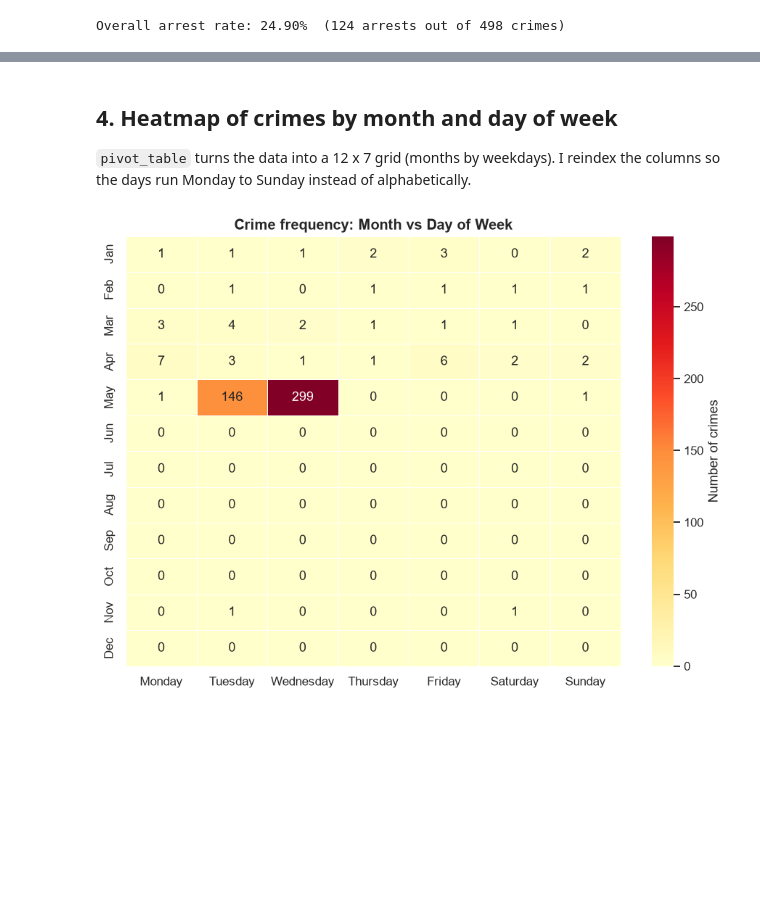
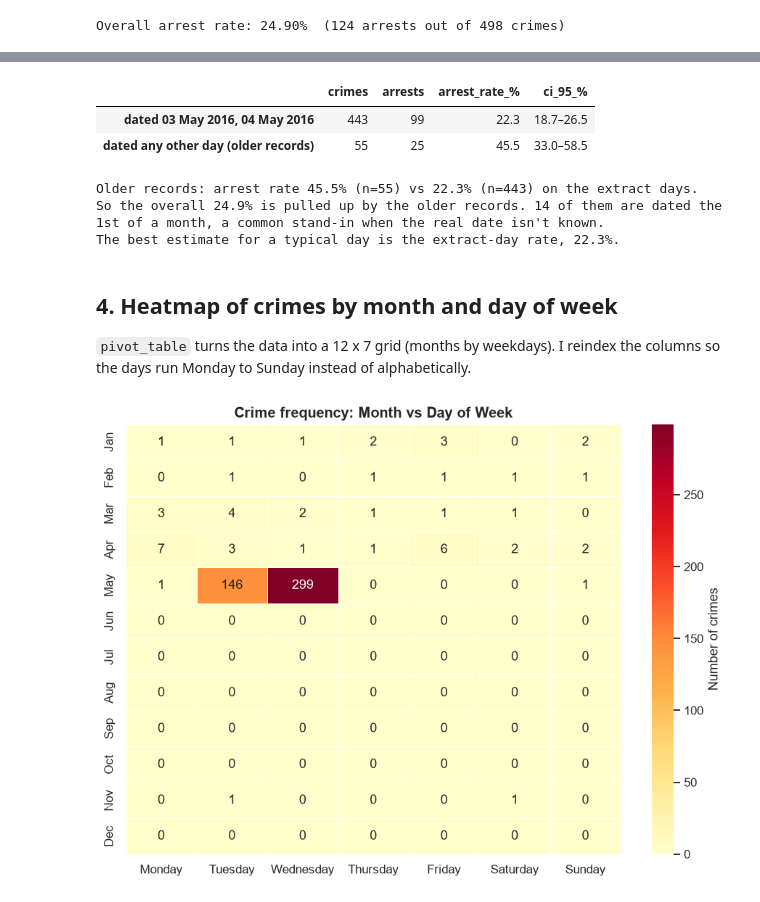
Before and after one commit to legion9755/chicago-crime-project, a Jupyter notebook: 02_eda_visualization.ipynb, the cells around one changed output, grey strips where cells are left out. Drawn from its saved outputs; the diff is of its cells as text; code cells hidden in the pictures; blank space fills up the shorter version.

```diff
--- a/02_eda_visualization.ipynb
+++ b/02_eda_visualization.ipynb
@@ -154,3 +189,30 @@ Arrest rate depends heavily on the crime: offences discovered *by* police (e.g.
+# %%
+extract_days = df["date"].dt.normalize().value_counts().nlargest(2).index   # the two busiest dates
+on_extract = df["date"].dt.normalize().isin(extract_days)
+groups = pd.DataFrame({
+    "crimes": [on_extract.sum(), (~on_extract).sum()],
+    "arrests": [df.loc[on_extract, "arrest"].sum(), df.loc[~on_extract, "arrest"].sum()],
+}, index=[f"dated {', '.join(d.strftime('%d %b %Y') for d in sorted(extract_days))}",
+          "dated any other day (older records)"])
+groups["arrest_rate_%"] = groups["arrests"] / groups["crimes"] * 100
+lo, hi = cu.wilson_ci(groups["arrests"], groups["crimes"])
+groups["ci_95_%"] = [f"{l * 100:.1f}–{h * 100:.1f}" for l, h in zip(lo, hi)]
+display(groups.round(1))
+
+first_of_month = (df.loc[~on_extract, "date"].dt.day == 1).sum()
+print(f"Older records: arrest rate {groups['arrest_rate_%'].iloc[1]:.1f}% (n={groups['crimes'].iloc[1]}) vs "
+      f"{groups['arrest_rate_%'].iloc[0]:.1f}% (n={groups['crimes'].iloc[0]}) on the extract days.")
+print(f"So the overall {arrest_rate:.1f}% is pulled up by the older records. "
+      f"{first_of_month} of them are dated the 1st of a month, a common stand-in when the real date "
+      "isn't known.")
+print(f"The best estimate for a typical day is the extract-day rate, {groups['arrest_rate_%'].iloc[0]:.1f}%.")
+# %% [output]
+|  | crimes | arrests | arrest_rate_% | ci_95_% |
+| dated 03 May 2016, 04 May 2016 | 443 | 99 | 22.3 | 18.7–26.5 |
+| dated any other day (older records) | 55 | 25 | 45.5 | 33.0–58.5 |
+Older records: arrest rate 45.5% (n=55) vs 22.3% (n=443) on the extract days.
+So the overall 24.9% is pulled up by the older records. 14 of them are dated the 1st of a month, a common stand-in when the real date isn't known.
+The best estimate for a typical day is the extract-day rate, 22.3%.
 # %% [markdown]
 ## 4. Heatmap of crimes by month and day of week
 `pivot_table` turns the data into a 12 x 7 grid (months by weekdays). I reindex the columns so the days run Monday to Sunday instead of alphabetically.
```
Also changed, not shown: parts of 5 cells of this notebook, 14 other files.
